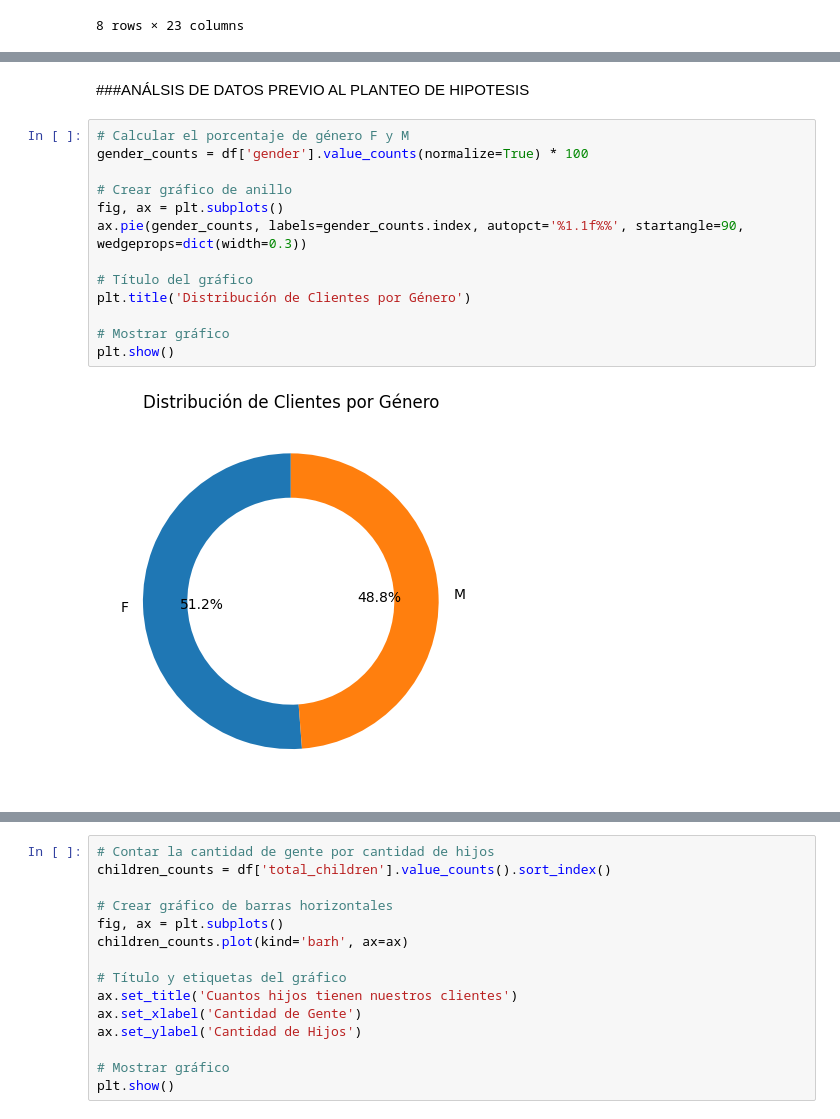
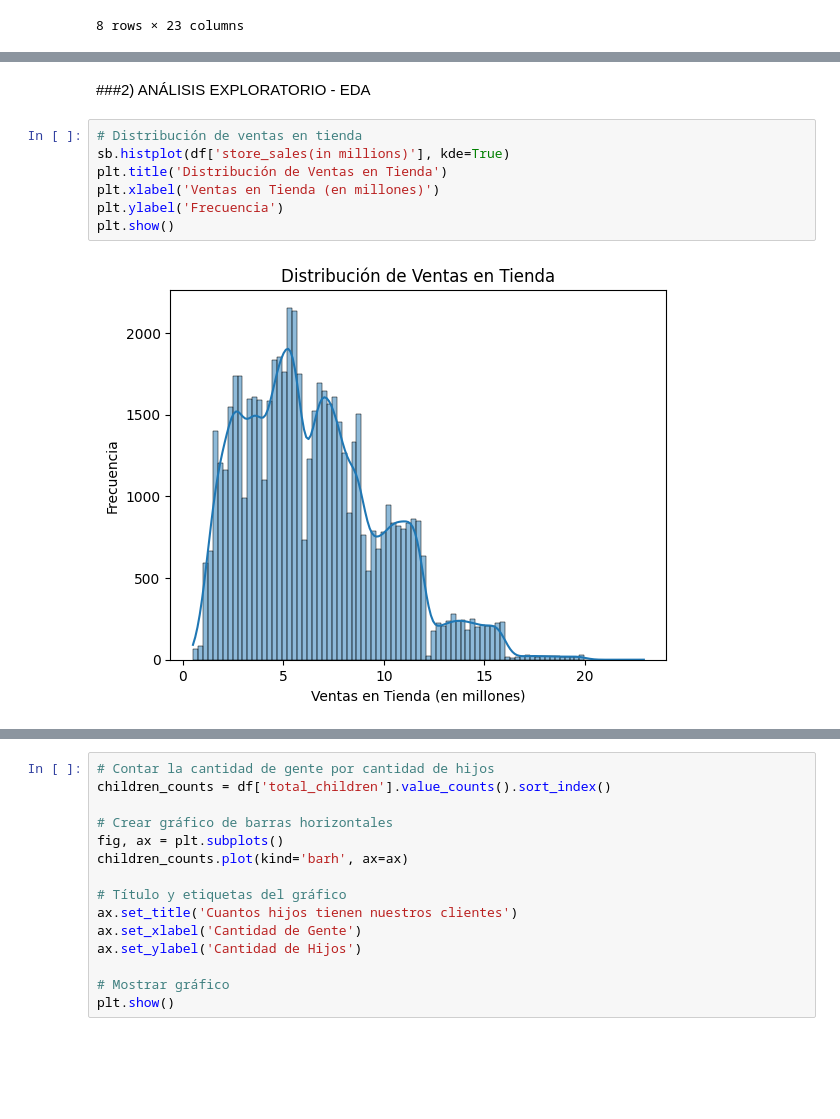
Before and after one commit to Apolo073/CODER_Cienciadedatos, a Jupyter notebook: Comportamiento_Compra+Stein_2.ipynb, the cells around one changed output, grey strips where cells are left out. Cells and saved outputs as stored; diff of their text form; blank space fills up the shorter version.

```diff
--- a/Comportamiento_Compra+Stein_2.ipynb
+++ b/Comportamiento_Compra+Stein_2.ipynb
@@ -118,17 +152,11 @@ Index(['food_category', 'food_department', 'food_family',
-# %% [markdown]
-###ANÁLSIS DE DATOS PREVIO AL PLANTEO DE HIPOTESIS
-# %%
-# Calcular el porcentaje de género F y M
-gender_counts = df['gender'].value_counts(normalize=True) * 100
-
-# Crear gráfico de anillo
-fig, ax = plt.subplots()
-ax.pie(gender_counts, labels=gender_counts.index, autopct='%1.1f%%', startangle=90, wedgeprops=dict(width=0.3))
-
-# Título del gráfico
-plt.title('Distribución de Clientes por Género')
-
-# Mostrar gráfico
-plt.show()
-# %% [output]
-[figure, removed]
+# %% [markdown]
+###2) ANÁLISIS EXPLORATORIO - EDA
+# %%
+# Distribución de ventas en tienda
+sb.histplot(df['store_sales(in millions)'], kde=True)
+plt.title('Distribución de Ventas en Tienda')
+plt.xlabel('Ventas en Tienda (en millones)')
+plt.ylabel('Frecuencia')
+plt.show()
+# %% [output]
+[figure, added]
```
Also changed, not shown: parts of 31 cells of this notebook.
